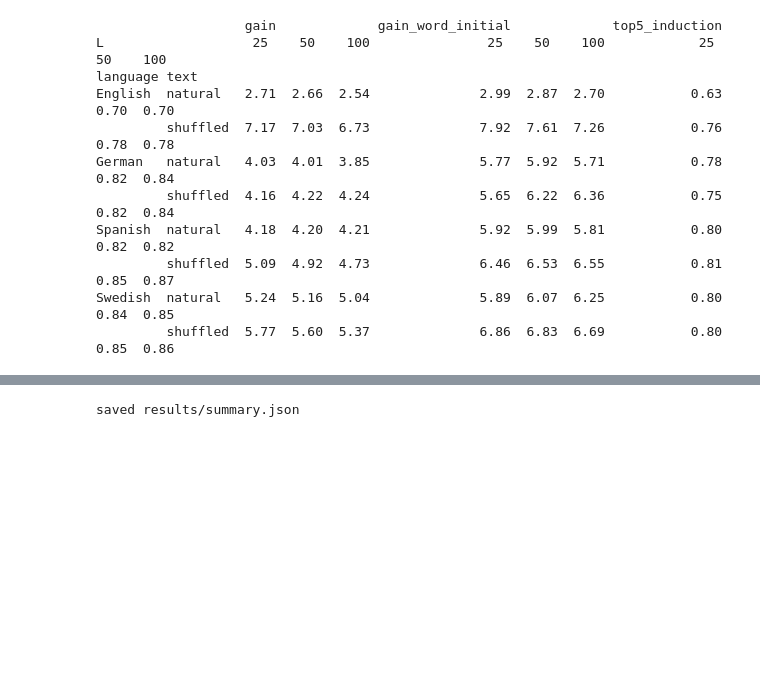
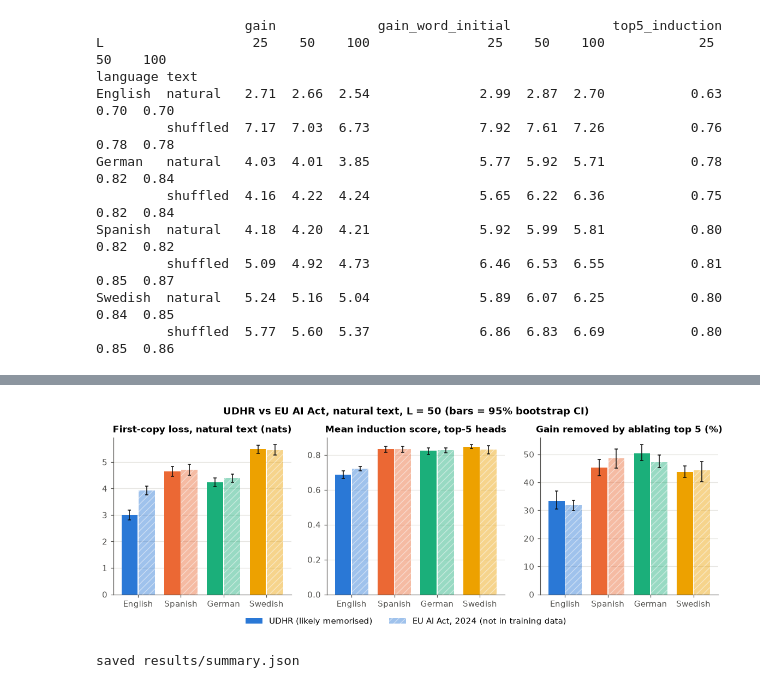
Before and after one commit to jhalcon27/induction-heads-multilingual, a Jupyter notebook: induction_heads.ipynb, the cells around one changed output, grey strips where cells are left out. Cells and saved outputs as stored; diff of their text form; code cells hidden in the pictures; blank space fills up the shorter version.

```diff
--- a/induction_heads.ipynb
+++ b/induction_heads.ipynb
@@ -406,6 +406,7 @@ def evaluate(tokens, L, rng, ref_means=None):
         "ablate_top5_removed": ind.removed_of(clean, abl), "ablate_random5_removed": ctrl,
     }
     stats = {
+        "first": lambda i: (lambda t: t[0] / t[1])(clean[i].sum(0)),
         "gain": lambda i: ind.gain_of(clean, i),
         "gain_word_initial": lambda i: ind.gain_of(initial, i),
         "top5_induction": lambda i: top5_seq[i].mean(),
@@ -413,18 +414,19 @@ def evaluate(tokens, L, rng, ref_means=None):
     }
     for m, stat in stats.items():
         r[f"{m}_lo"], r[f"{m}_hi"] = boot(stat, n)
-    return r, sc
+    return r, sc, {"top5": top5_seq, "first": clean[:, 0] / clean[:, 1]}
 
 rng = np.random.default_rng(SEED)
-results, lang_scores = {}, {}
+results, lang_scores, udhr_windows = {}, {}, {}
 for lang in ind.LANGS:
     text = " ".join(ind.udhr_articles(lang))
     for cond, t in [("natural", text), ("shuffled", ind.shuffle_words(text, SEED))]:
-        r, sc = evaluate(ind.token_windows(model, t, L, N_WIN), L, rng)
+        r, sc, pw = evaluate(ind.token_windows(model, t, L, N_WIN), L, rng)
         results[(ind.LANG_NAMES[lang], cond)] = r
+        udhr_windows[(lang, cond)] = pw
         if cond == "natural":
             lang_scores[lang] = sc
-results[("random tokens", "—")], _ = evaluate(rand, L, rng, ref_means=REF_MEANS)
+results[("random tokens", "—")], _, _ = evaluate(rand, L, rng, ref_means=REF_MEANS)
 
 matched_len = pd.DataFrame(results).T
 matched_len.index.names = ["language", "text"]
@@ -507,16 +509,17 @@ On natural text a token can occur several times in the first copy (*the*, *of*,
 positions are valid induction targets and the strict score (only *q − L + 1*) undercounts. This counts
 attention to **any** valid target and reports how often the target is ambiguous.
 # %%
+def split_check(toks):
+    P = ind.attention_patterns(model, toks)
+    strict, any_t = ind.induction_scores(P, L), ind.any_target_induction_scores(P, toks, L)
+    return {"ambiguous_share": ind.ambiguous_share(toks, L),
+            "top5_strict": top5_score(strict), "top5_any_target": top5_score(any_t)}
+
 diag = {}
 for lang in ind.LANGS:
     text = " ".join(ind.udhr_articles(lang))
     for cond, t in [("natural", text), ("shuffled", ind.shuffle_words(text, SEED))]:
-        toks = ind.token_windows(model, t, L, N_WIN)
-        P = ind.attention_patterns(model, toks)
-        strict, any_t = ind.induction_scores(P, L), ind.any_target_induction_scores(P, toks, L)
-        diag[(ind.LANG_NAMES[lang], cond)] = {
-            "ambiguous_share": ind.ambiguous_share(toks, L),
-            "top5_strict": top5_score(strict), "top5_any_target": top5_score(any_t)}
+        diag[(ind.LANG_NAMES[lang], cond)] = split_check(ind.token_windows(model, t, L, N_WIN))
 P = ind.attention_patterns(model, rand)
 diag[("random tokens", "—")] = {"ambiguous_share": ind.ambiguous_share(rand, L),
                                 "top5_strict": top5_score(rand_scores),
@@ -572,3 +700,26 @@ Swedish  natural   5.24  5.16  5.04              5.89  6.07  6.25           0.80
+# %%
+panels = [("first", "First-copy loss, natural text (nats)", 1),
+          ("top5_induction", "Mean induction score, top-5 heads", 1),
+          ("ablate_top5_removed", "Gain removed by ablating top 5 (%)", 100)]
+fig, axes = plt.subplots(1, 3, figsize=(13, 3.4))
+x, w = np.arange(len(langs)), 0.38
+for ax, (m, title, scale) in zip(axes, panels):
+    for offset, table, label, style in [(-w / 2 - 0.01, matched_len, "UDHR (likely memorised)", {}),
+                                        (w / 2 + 0.01, act_len, "EU AI Act, 2024 (not in training data)",
+                                         dict(alpha=0.45, hatch="///", edgecolor="white", lw=0))]:
+        rows = [table.loc[(n, "natural")] for n in names]
+        y = np.array([r[m] for r in rows], dtype=float) * scale
+        lo = np.array([r[f"{m}_lo"] for r in rows], dtype=float) * scale
+        hi = np.array([r[f"{m}_hi"] for r in rows], dtype=float) * scale
+        ax.bar(x + offset, y, w, color=[COLORS[l] for l in langs], label=label, **style)
+        ax.errorbar(x + offset, y, yerr=[y - lo, hi - y], fmt="none", ecolor=INK, elinewidth=1, capsize=2)
+    ax.set_xticks(x, names); ax.set_title(title); ax.grid(axis="x", visible=False)
+handles, labels = axes[0].get_legend_handles_labels()
+fig.legend(handles, labels, frameon=False, loc="lower center", ncol=2, bbox_to_anchor=(0.5, -0.08))
+fig.suptitle("UDHR vs EU AI Act, natural text, L = 50 (bars = 95% bootstrap CI)", y=1.03, fontweight="bold")
+fig.savefig(FIG / "6_udhr_vs_ai_act.png"); plt.show()
+# %% [output]
+[figure, added]
 # %%
 with open(RES / "summary.json", "w") as f:
     json.dump(summary, f, indent=2, default=float)
```
Also changed, not shown: parts of 5 cells of this notebook, 11 other files.
